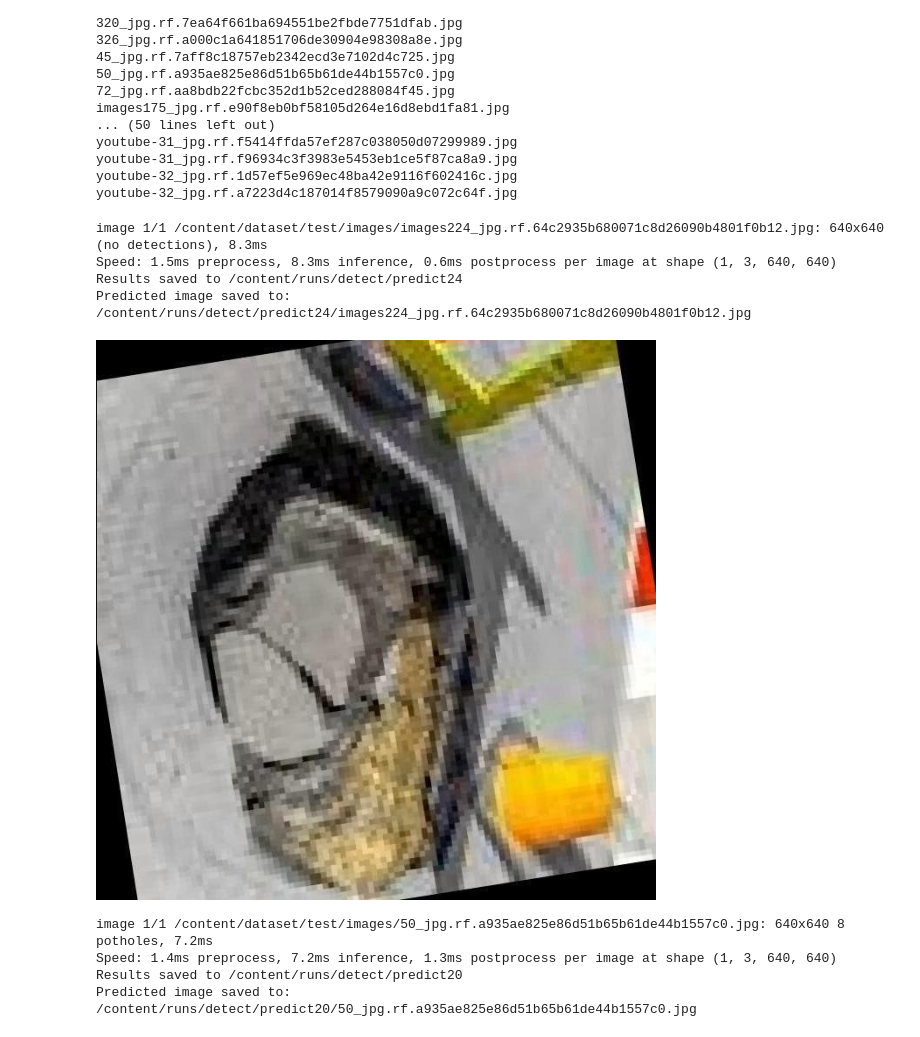
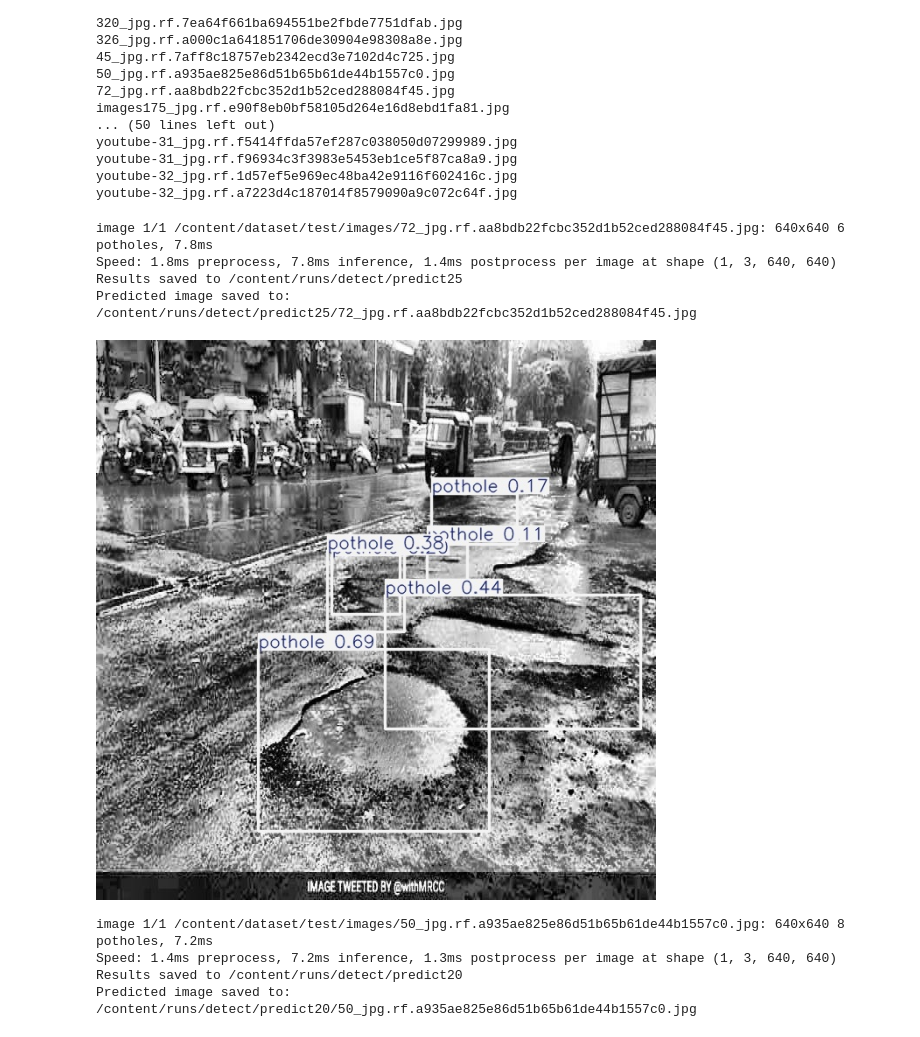
Before and after one commit to Satvika1825/pothole-detection, a Jupyter notebook: pothole_detection.ipynb, the cells around one changed output. Saved outputs shown, nothing was run; the diff lists cells and outputs as text; code cells hidden in the pictures.

```diff
--- a/pothole_detection.ipynb
+++ b/pothole_detection.ipynb
@@ -304,39 +304,39 @@ youtube-32_jpg.rf.a7223d4c187014f8579090a9c072c64f.jpg
 # %%
 from ultralytics import YOLO
 from IPython.display import Image, display
 import os
 
 # Step 1: Load your trained YOLOv8 model
 model = YOLO('/content/runs/detect/pothole_yolo_run/weights/best.pt')
 
 # Step 2: Path to your test image
-test_img = '/content/dataset/test/images/images224_jpg.rf.64c2935b680071c8d26090b4801f0b12.jpg'
+test_img = '/content/dataset/test/images/72_jpg.rf.aa8bdb22fcbc352d1b52ced288084f45.jpg'
 
 # Step 3: Run prediction with a lower confidence threshold and save the result
 results = model.predict(
     source=test_img,  # your test image
     conf=0.1,        # lower confidence
     save=True,        # save output image
     show=False         # don't display each step inline
 )
 
 # Step 4: Display the saved image
 if results and hasattr(results[0], 'save_dir'):
     saved_results_dir = results[0].save_dir
     image_name = os.path.basename(test_img)
     predicted_image_path = os.path.join(saved_results_dir, image_name)
 
     print(f"Predicted image saved to: {predicted_image_path}")
 
     display(Image(predicted_image_path))
 else:
     print("Prediction results or save directory not found.")
 # %% [output]
-image 1/1 /content/dataset/test/images/images224_jpg.rf.64c2935b680071c8d26090b4801f0b12.jpg: 640x640 (no detections), 8.3ms
-Speed: 1.5ms preprocess, 8.3ms inference, 0.6ms postprocess per image at shape (1, 3, 640, 640)
-Results saved to /content/runs/detect/predict24
-Predicted image saved to: /content/runs/detect/predict24/images224_jpg.rf.64c2935b680071c8d26090b4801f0b12.jpg
+image 1/1 /content/dataset/test/images/72_jpg.rf.aa8bdb22fcbc352d1b52ced288084f45.jpg: 640x640 6 potholes, 7.8ms
+Speed: 1.8ms preprocess, 7.8ms inference, 1.4ms postprocess per image at shape (1, 3, 640, 640)
+Results saved to /content/runs/detect/predict25
+Predicted image saved to: /content/runs/detect/predict25/72_jpg.rf.aa8bdb22fcbc352d1b52ced288084f45.jpg
-[figure, old version]
+[figure, new version]
 # %%
 from ultralytics import YOLO
 from IPython.display import Image, display
```
